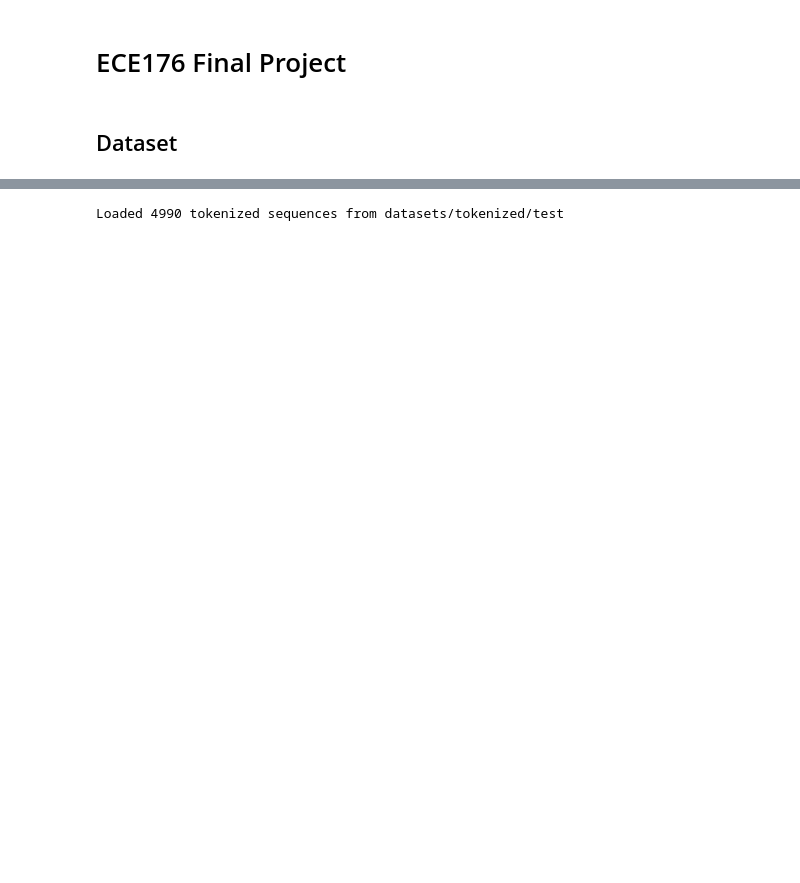
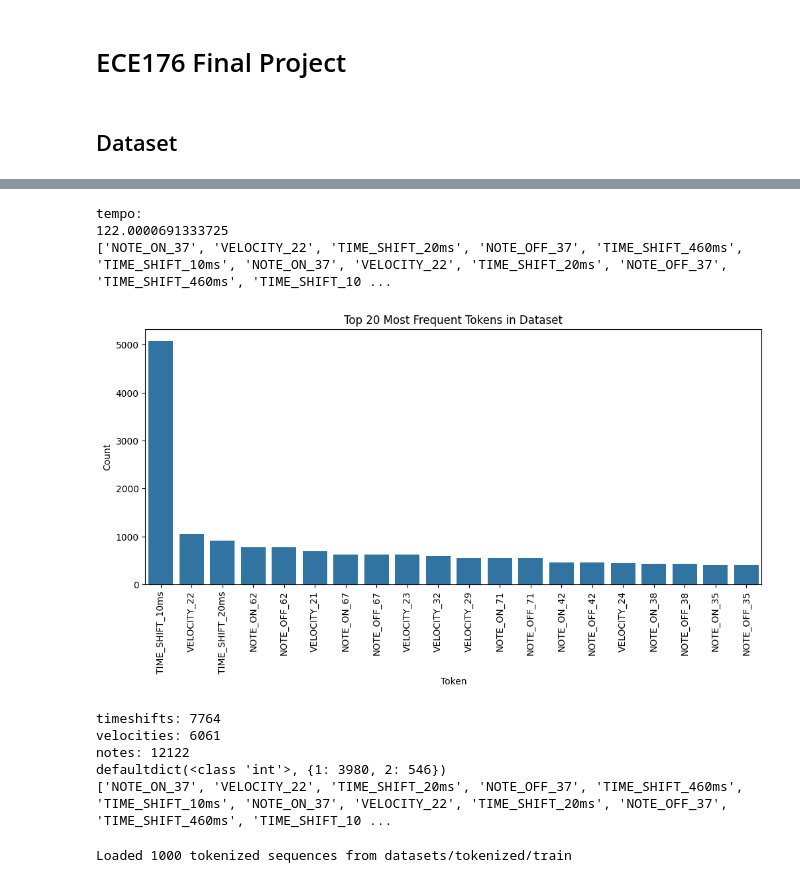
Before and after one commit to jey013ucsd/MusicTransformer, a Jupyter notebook: data_visualization.ipynb, the cells around one changed output, grey strips where cells are left out. Drawn from its saved outputs; the diff is of its cells as text; code cells hidden in the pictures; blank space fills up the shorter version.

```diff
--- a/data_visualization.ipynb
+++ b/data_visualization.ipynb
@@ -100,38 +98,68 @@ print(f"notes: {notes}")
 #decode_to_midi_basic_vocab(token_sequence, "./decoded.mid")
 
 from collections import defaultdict
 
 def count_consecutive_time_shift_10ms(token_sequence):
     """
     Count consecutive streaks of TIME_SHIFT_10ms in the token sequence.
     """
     streaks = defaultdict(int)
     current_streak = 0
 
     for token in token_sequence:
-        if token == "TIME_SHIFT_1000ms":
+        if token == "TIME_SHIFT_10ms":
             current_streak += 1
         else:
             if current_streak > 0:
                 streaks[current_streak] += 1
                 current_streak = 0
 
     # Append last streak if it ended at the end of the sequence
     if current_streak > 0:
         streaks[current_streak] += 1
 
     return streaks
 
 
 streaks = count_consecutive_time_shift_10ms(token_sequence)
 print(streaks)
 
 print(token_sequence)
 print(len(token_sequence))
+
+def count_non_10ms_followed_by_10ms(token_sequence):
+    """
+    Count how many TIME_SHIFT tokens (not 10ms) are immediately followed by a TIME_SHIFT_10ms.
+    """
+    count = 0
+
+    for i in range(len(token_sequence) - 1):
+        current_token = token_sequence[i]
+        next_token = token_sequence[i + 1]
+
+        if current_token.startswith("TIME_SHIFT_") and current_token != "TIME_SHIFT_10ms":
+            if next_token == "TIME_SHIFT_10ms":
+                count += 1
+
+    return count
+
+# Example usage
+result = count_non_10ms_followed_by_10ms(token_sequence)
+print(result)
+# %% [output]
+tempo:
+122.0000691333725
+['NOTE_ON_37', 'VELOCITY_22', 'TIME_SHIFT_20ms', 'NOTE_OFF_37', 'TIME_SHIFT_460ms', 'TIME_SHIFT_10ms', 'NOTE_ON_37', 'VELOCITY_22', 'TIME_SHIFT_20ms', 'NOTE_OFF_37', 'TIME_SHIFT_460ms', 'TIME_SHIFT_10 ...
+[figure, added]
+timeshifts: 7764
+velocities: 6061
+notes: 12122
+defaultdict(<class 'int'>, {1: 3980, 2: 546})
+['NOTE_ON_37', 'VELOCITY_22', 'TIME_SHIFT_20ms', 'NOTE_OFF_37', 'TIME_SHIFT_460ms', 'TIME_SHIFT_10ms', 'NOTE_ON_37', 'VELOCITY_22', 'TIME_SHIFT_20ms', 'NOTE_OFF_37', 'TIME_SHIFT_460ms', 'TIME_SHIFT_10 ...
 # %%
 # Paths
-TRAIN_DATA_PATH = "datasets/tokenized/test"
-VOCAB_PATH = "models/vocab/basic_vocab.json"
+TRAIN_DATA_PATH = "datasets/tokenized/train"
+VOCAB_PATH = "datasets/vocab/basic_vocab.json"
 
 # Load vocabulary
 with open(VOCAB_PATH, "r") as f:
@@ -141,10 +169,10 @@ with open(VOCAB_PATH, "r") as f:
 id_to_token = {v: k for k, v in vocab.items()}
 
 # Load tokenized sequences
-def load_all_sequences(data_path):
+def load_all_sequences(data_path, max_files=1000):
     """Loads all tokenized sequences from the specified dataset path."""
     sequences = []
-    files = sorted(os.listdir(data_path))  # Limit for performance
+    files = sorted(os.listdir(data_path))[:max_files]  # Limit for performance
     for file in files:
         if file.endswith(".pkl"):
             with open(os.path.join(data_path, file), "rb") as f:
@@ -157,7 +185,7 @@ def load_all_sequences(data_path):
 train_sequences = load_all_sequences(TRAIN_DATA_PATH)
 print(f"Loaded {len(train_sequences)} tokenized sequences from {TRAIN_DATA_PATH}")
 # %% [output]
-Loaded 4990 tokenized sequences from datasets/tokenized/test
+Loaded 1000 tokenized sequences from datasets/tokenized/train
 # %%
 def ids_to_tokens(vocab, id_sequence):
     # Reverse the vocab (ID -> Token)
```
Also changed, not shown: parts of 7 cells of this notebook, 2 other files.
